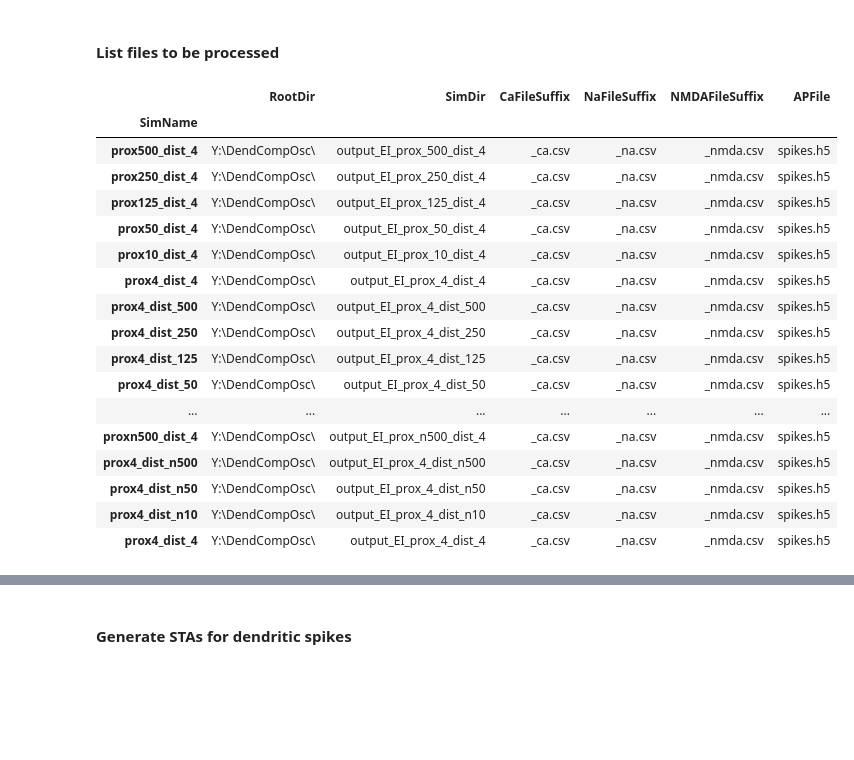
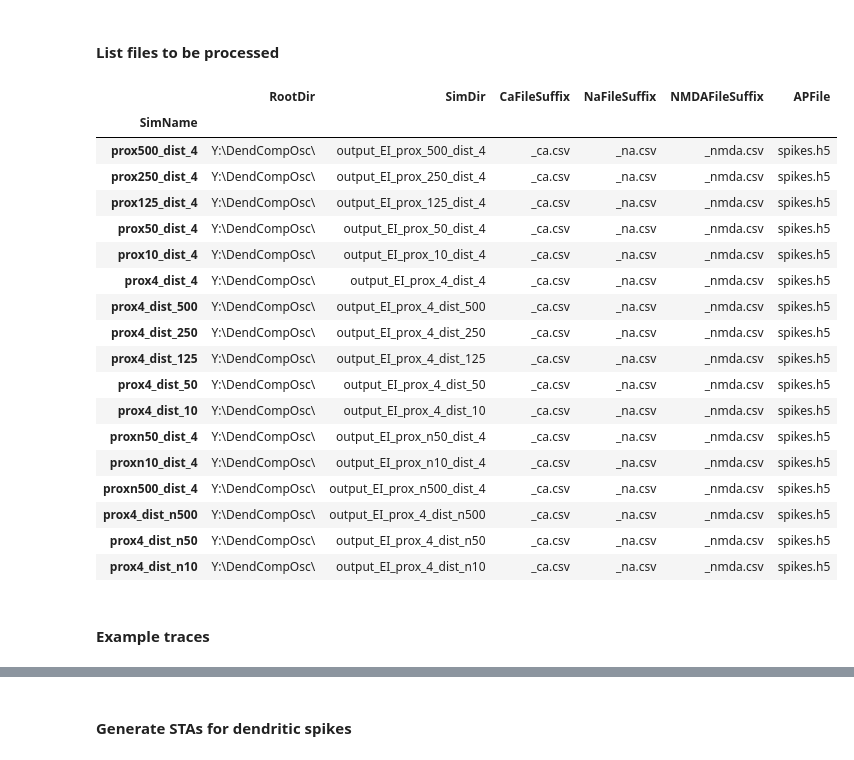
Before and after one commit to dbheadley/InhibOnDendComp, a Jupyter notebook: scripts/DendSpike_PoissonInh_PoissonExc_VarEILag.ipynb, the cells around one changed output, grey strips where cells are left out. Drawn from its saved outputs; the diff is of its cells as text; code cells hidden in the pictures; blank space fills up the shorter version.

```diff
--- a/scripts/DendSpike_PoissonInh_PoissonExc_VarEILag.ipynb
+++ b/scripts/DendSpike_PoissonInh_PoissonExc_VarEILag.ipynb
@@ -151,43 +152,39 @@ sim_dict = [{'SimName': 'prox500_dist_4',
             'RootDir': root_dir,
             'SimDir': 'output_EI_prox_4_dist_n50',
             'CaFileSuffix': '_ca.csv',
             'NaFileSuffix': '_na.csv',
             'NMDAFileSuffix': '_nmda.csv',
             'APFile': 'spikes.h5'},
             {'SimName': 'prox4_dist_n10',
             'RootDir': root_dir,
             'SimDir': 'output_EI_prox_4_dist_n10',
             'CaFileSuffix': '_ca.csv',
             'NaFileSuffix': '_na.csv',
             'NMDAFileSuffix': '_nmda.csv',
-            'APFile': 'spikes.h5'},
-            {'SimName': 'prox4_dist_4',
-            'RootDir': root_dir,
-            'SimDir': 'output_EI_prox_4_dist_4',
-            'CaFileSuffix': '_ca.csv',
-            'NaFileSuffix': '_na.csv',
-            'NMDAFileSuffix': '_nmda.csv',
             'APFile': 'spikes.h5'}]
 
 sim_df = pd.DataFrame(sim_dict)
 sim_df.set_index('SimName', inplace=True)
 sim_df
 # %% [output]
 |  | RootDir | SimDir | CaFileSuffix | NaFileSuffix | NMDAFileSuffix | APFile |
 | SimName |  |  |  |  |  |  |
 | prox500_dist_4 | Y:\DendCompOsc\ | output_EI_prox_500_dist_4 | _ca.csv | _na.csv | _nmda.csv | spikes.h5 |
 | prox250_dist_4 | Y:\DendCompOsc\ | output_EI_prox_250_dist_4 | _ca.csv | _na.csv | _nmda.csv | spikes.h5 |
 | prox125_dist_4 | Y:\DendCompOsc\ | output_EI_prox_125_dist_4 | _ca.csv | _na.csv | _nmda.csv | spikes.h5 |
 | prox50_dist_4 | Y:\DendCompOsc\ | output_EI_prox_50_dist_4 | _ca.csv | _na.csv | _nmda.csv | spikes.h5 |
 | prox10_dist_4 | Y:\DendCompOsc\ | output_EI_prox_10_dist_4 | _ca.csv | _na.csv | _nmda.csv | spikes.h5 |
 | prox4_dist_4 | Y:\DendCompOsc\ | output_EI_prox_4_dist_4 | _ca.csv | _na.csv | _nmda.csv | spikes.h5 |
 | prox4_dist_500 | Y:\DendCompOsc\ | output_EI_prox_4_dist_500 | _ca.csv | _na.csv | _nmda.csv | spikes.h5 |
 | prox4_dist_250 | Y:\DendCompOsc\ | output_EI_prox_4_dist_250 | _ca.csv | _na.csv | _nmda.csv | spikes.h5 |
 | prox4_dist_125 | Y:\DendCompOsc\ | output_EI_prox_4_dist_125 | _ca.csv | _na.csv | _nmda.csv | spikes.h5 |
 | prox4_dist_50 | Y:\DendCompOsc\ | output_EI_prox_4_dist_50 | _ca.csv | _na.csv | _nmda.csv | spikes.h5 |
-| ... | ... | ... | ... | ... | ... | ... |
+| prox4_dist_10 | Y:\DendCompOsc\ | output_EI_prox_4_dist_10 | _ca.csv | _na.csv | _nmda.csv | spikes.h5 |
+| proxn50_dist_4 | Y:\DendCompOsc\ | output_EI_prox_n50_dist_4 | _ca.csv | _na.csv | _nmda.csv | spikes.h5 |
+| proxn10_dist_4 | Y:\DendCompOsc\ | output_EI_prox_n10_dist_4 | _ca.csv | _na.csv | _nmda.csv | spikes.h5 |
 | proxn500_dist_4 | Y:\DendCompOsc\ | output_EI_prox_n500_dist_4 | _ca.csv | _na.csv | _nmda.csv | spikes.h5 |
 | prox4_dist_n500 | Y:\DendCompOsc\ | output_EI_prox_4_dist_n500 | _ca.csv | _na.csv | _nmda.csv | spikes.h5 |
 | prox4_dist_n50 | Y:\DendCompOsc\ | output_EI_prox_4_dist_n50 | _ca.csv | _na.csv | _nmda.csv | spikes.h5 |
 | prox4_dist_n10 | Y:\DendCompOsc\ | output_EI_prox_4_dist_n10 | _ca.csv | _na.csv | _nmda.csv | spikes.h5 |
-| prox4_dist_4 | Y:\DendCompOsc\ | output_EI_prox_4_dist_4 | _ca.csv | _na.csv | _nmda.csv | spikes.h5 |
+# %% [markdown]
+#### Example traces
```
Also changed, not shown: parts of 21 cells of this notebook, 6 other files.
